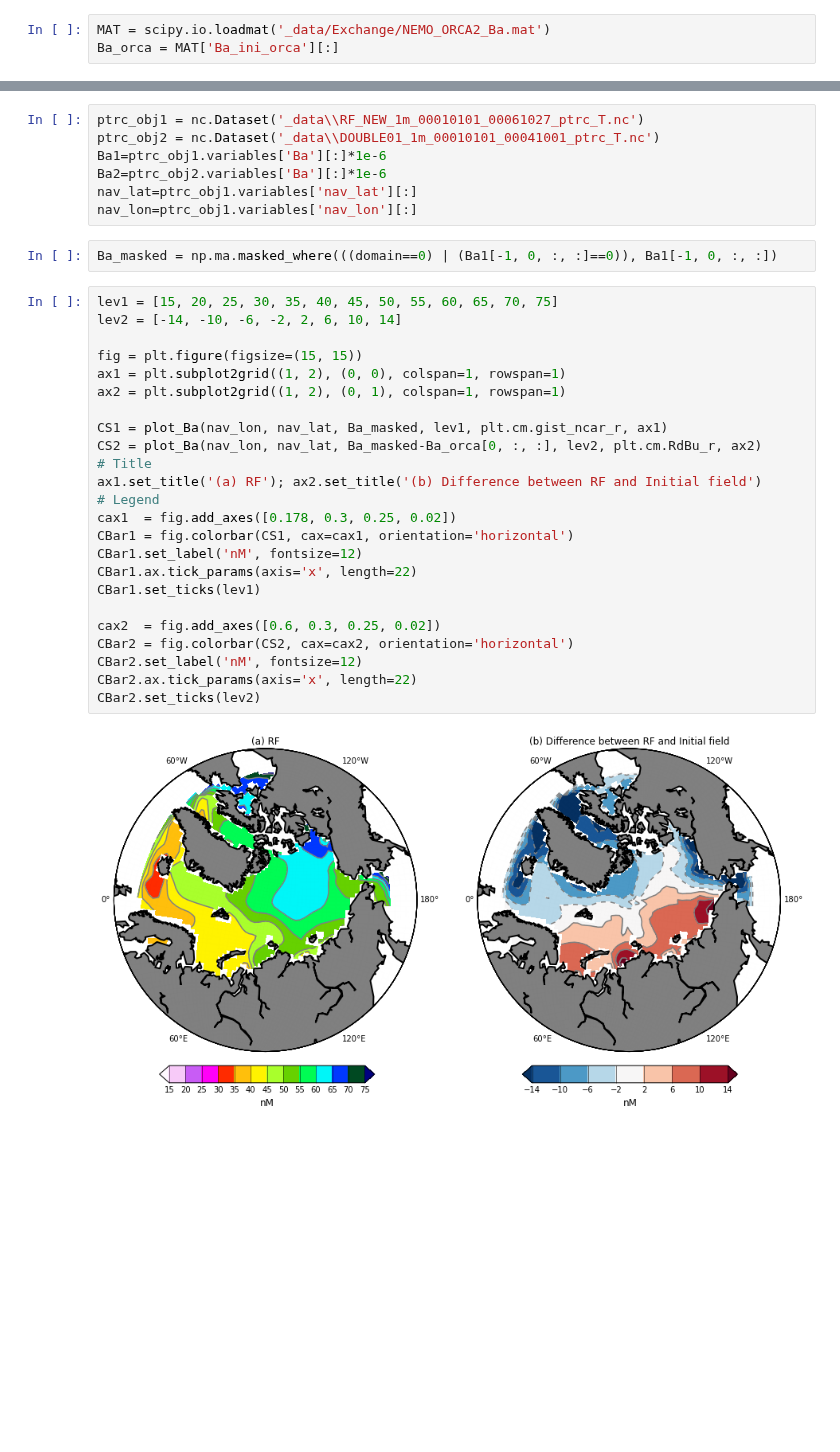
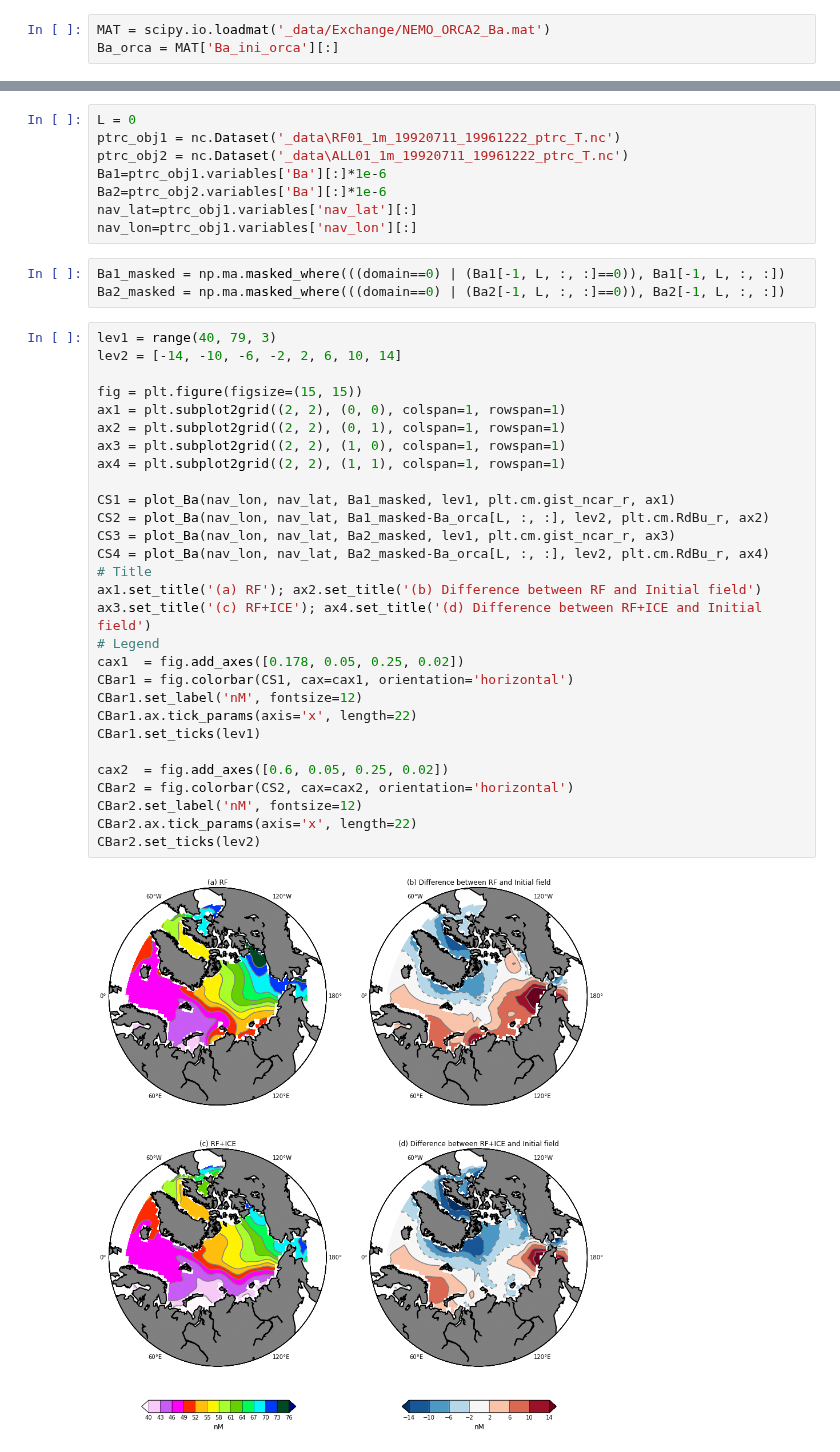
Before and after one commit to UBC-MOAD/analysis-kyle, a Jupyter notebook: notebooks/[Barium] 07 Tracer simulation results.ipynb, the cells around one changed output, grey strips where cells are left out. Cells and saved outputs as stored; diff of their text form; blank space fills up the shorter version.

```diff
--- a/notebooks/[Barium] 07 Tracer simulation results.ipynb
+++ b/notebooks/[Barium] 07 Tracer simulation results.ipynb
@@ -49,36 +47,43 @@ tra(:, :, 1, jpmyt1) = tra(:, :, 1, jpmyt1) + Ba(:, :)*rnf/est(:, :)/1000
 # %%
-ptrc_obj1 = nc.Dataset('_data\\RF_NEW_1m_00010101_00061027_ptrc_T.nc')
-ptrc_obj2 = nc.Dataset('_data\\DOUBLE01_1m_00010101_00041001_ptrc_T.nc')
+L = 0
+ptrc_obj1 = nc.Dataset('_data\RF01_1m_19920711_19961222_ptrc_T.nc')
+ptrc_obj2 = nc.Dataset('_data\ALL01_1m_19920711_19961222_ptrc_T.nc')
 Ba1=ptrc_obj1.variables['Ba'][:]*1e-6
 Ba2=ptrc_obj2.variables['Ba'][:]*1e-6
 nav_lat=ptrc_obj1.variables['nav_lat'][:]
 nav_lon=ptrc_obj1.variables['nav_lon'][:]
 # %%
-Ba_masked = np.ma.masked_where(((domain==0) | (Ba1[-1, 0, :, :]==0)), Ba1[-1, 0, :, :])
+Ba1_masked = np.ma.masked_where(((domain==0) | (Ba1[-1, L, :, :]==0)), Ba1[-1, L, :, :])
+Ba2_masked = np.ma.masked_where(((domain==0) | (Ba2[-1, L, :, :]==0)), Ba2[-1, L, :, :])
 # %%
-lev1 = [15, 20, 25, 30, 35, 40, 45, 50, 55, 60, 65, 70, 75]
+lev1 = range(40, 79, 3)
 lev2 = [-14, -10, -6, -2, 2, 6, 10, 14]
 
 fig = plt.figure(figsize=(15, 15))
-ax1 = plt.subplot2grid((1, 2), (0, 0), colspan=1, rowspan=1)
-ax2 = plt.subplot2grid((1, 2), (0, 1), colspan=1, rowspan=1)
+ax1 = plt.subplot2grid((2, 2), (0, 0), colspan=1, rowspan=1)
+ax2 = plt.subplot2grid((2, 2), (0, 1), colspan=1, rowspan=1)
+ax3 = plt.subplot2grid((2, 2), (1, 0), colspan=1, rowspan=1)
+ax4 = plt.subplot2grid((2, 2), (1, 1), colspan=1, rowspan=1)
 
-CS1 = plot_Ba(nav_lon, nav_lat, Ba_masked, lev1, plt.cm.gist_ncar_r, ax1)
-CS2 = plot_Ba(nav_lon, nav_lat, Ba_masked-Ba_orca[0, :, :], lev2, plt.cm.RdBu_r, ax2)
+CS1 = plot_Ba(nav_lon, nav_lat, Ba1_masked, lev1, plt.cm.gist_ncar_r, ax1)
+CS2 = plot_Ba(nav_lon, nav_lat, Ba1_masked-Ba_orca[L, :, :], lev2, plt.cm.RdBu_r, ax2)
+CS3 = plot_Ba(nav_lon, nav_lat, Ba2_masked, lev1, plt.cm.gist_ncar_r, ax3)
+CS4 = plot_Ba(nav_lon, nav_lat, Ba2_masked-Ba_orca[L, :, :], lev2, plt.cm.RdBu_r, ax4)
 # Title
 ax1.set_title('(a) RF'); ax2.set_title('(b) Difference between RF and Initial field')
+ax3.set_title('(c) RF+ICE'); ax4.set_title('(d) Difference between RF+ICE and Initial field')
 # Legend
-cax1  = fig.add_axes([0.178, 0.3, 0.25, 0.02])
+cax1  = fig.add_axes([0.178, 0.05, 0.25, 0.02])
 CBar1 = fig.colorbar(CS1, cax=cax1, orientation='horizontal')
 CBar1.set_label('nM', fontsize=12)
 CBar1.ax.tick_params(axis='x', length=22)
 CBar1.set_ticks(lev1)
 
-cax2  = fig.add_axes([0.6, 0.3, 0.25, 0.02])
+cax2  = fig.add_axes([0.6, 0.05, 0.25, 0.02])
 CBar2 = fig.colorbar(CS2, cax=cax2, orientation='horizontal')
 CBar2.set_label('nM', fontsize=12)
 CBar2.ax.tick_params(axis='x', length=22)
 CBar2.set_ticks(lev2)
 # %% [output]
-[figure, old version]
+[figure, new version]
 # %%
```
Also changed, not shown: parts of 10 cells of this notebook.
